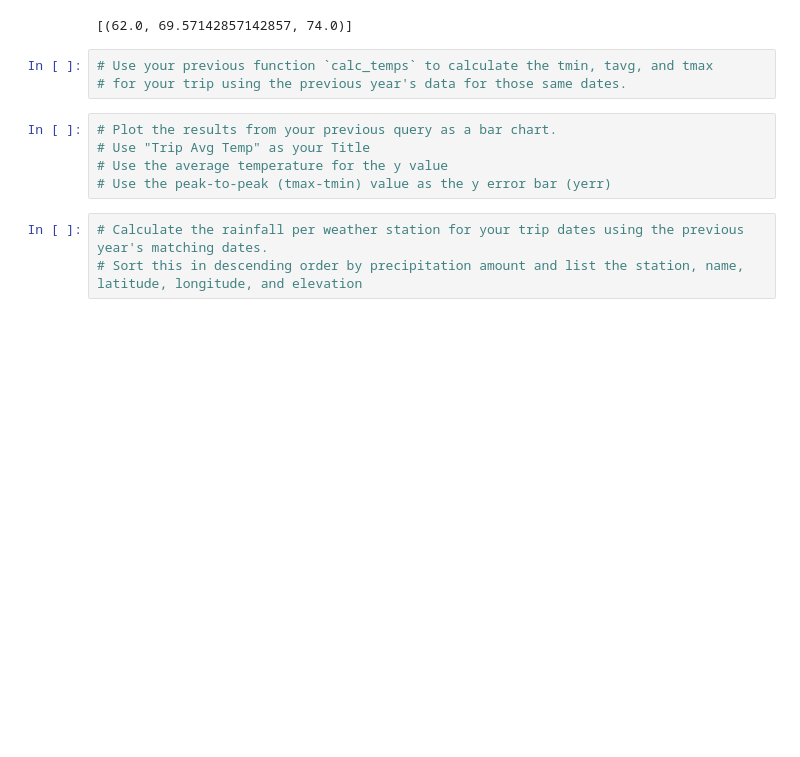
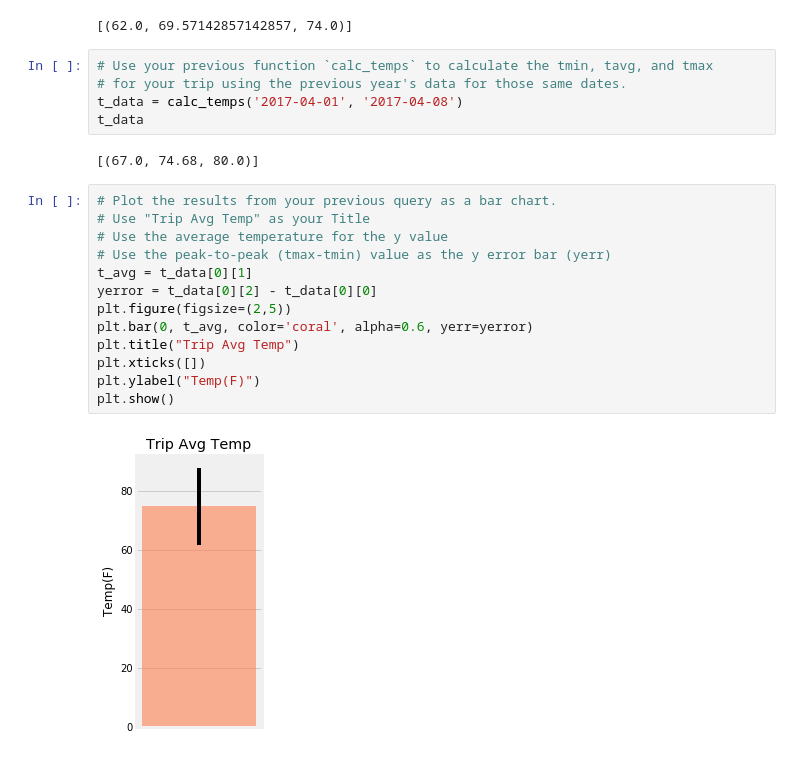
Before and after one commit to reemaratnani/climate-analysis-app, a Jupyter notebook: climate_analysis.ipynb, the cells around one changed output. Saved outputs shown, nothing was run; the diff lists cells and outputs as text; blank space fills up the shorter version.

```diff
--- a/climate_analysis.ipynb
+++ b/climate_analysis.ipynb
@@ -155,11 +158,22 @@ print(calc_temps('2012-02-28', '2012-03-05'))
 # %%
 # Use your previous function `calc_temps` to calculate the tmin, tavg, and tmax
 # for your trip using the previous year's data for those same dates.
+t_data = calc_temps('2017-04-01', '2017-04-08')
+t_data
+# %% [output]
+[(67.0, 74.68, 80.0)]
 # %%
 # Plot the results from your previous query as a bar chart.
 # Use "Trip Avg Temp" as your Title
 # Use the average temperature for the y value
 # Use the peak-to-peak (tmax-tmin) value as the y error bar (yerr)
+t_avg = t_data[0][1]
+yerror = t_data[0][2] - t_data[0][0]
+plt.figure(figsize=(2,5))
+plt.bar(0, t_avg, color='coral', alpha=0.6, yerr=yerror)
+plt.title("Trip Avg Temp")
+plt.xticks([])
+plt.ylabel("Temp(F)")
+plt.show()
+# %% [output]
+[figure, added]
-# %%
-# Calculate the rainfall per weather station for your trip dates using the previous year's matching dates.
-# Sort this in descending order by precipitation amount and list the station, name, latitude, longitude, and elevation
```
Also changed, not shown: parts of 6 cells of this notebook, 1 other file.
